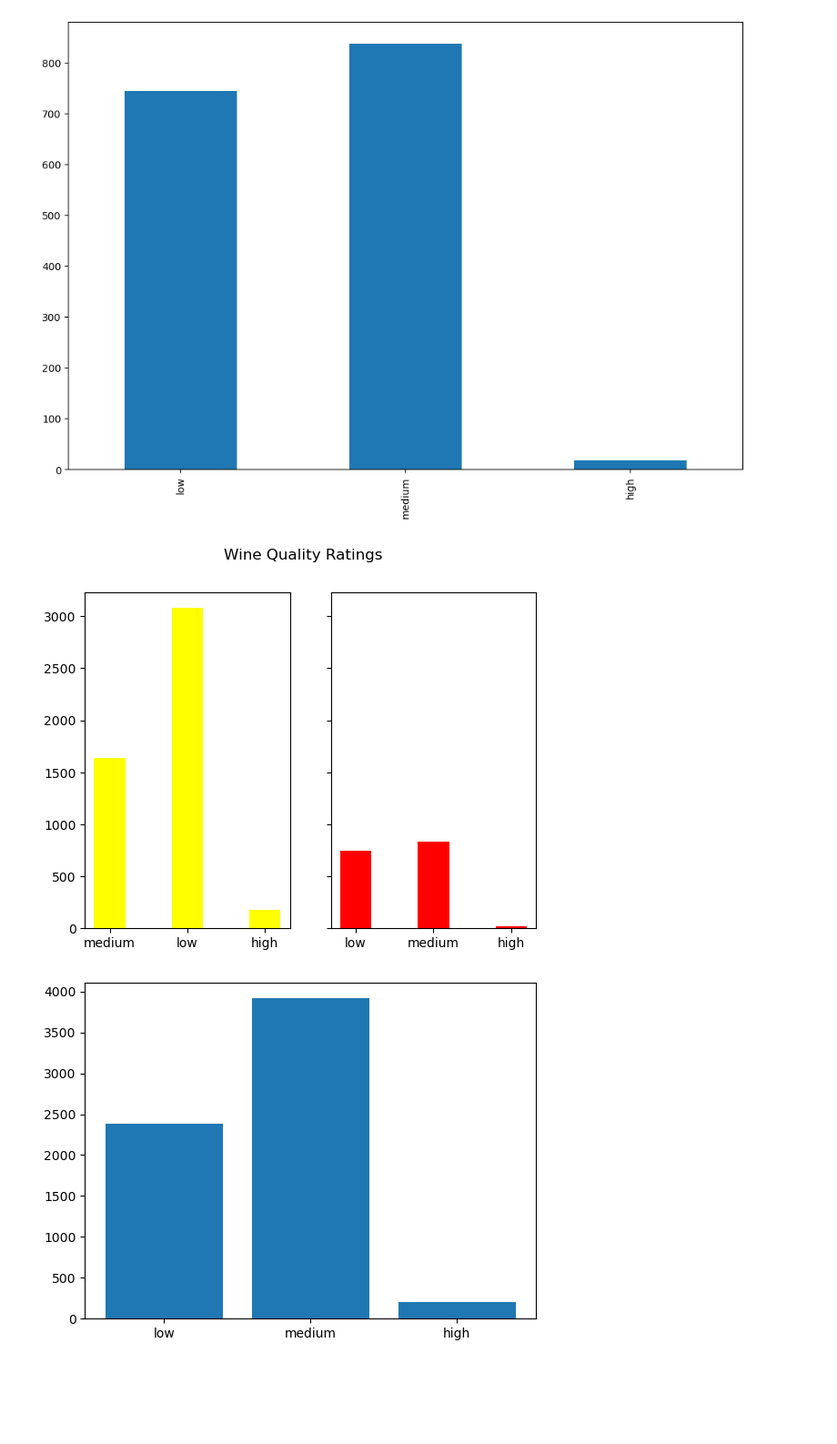
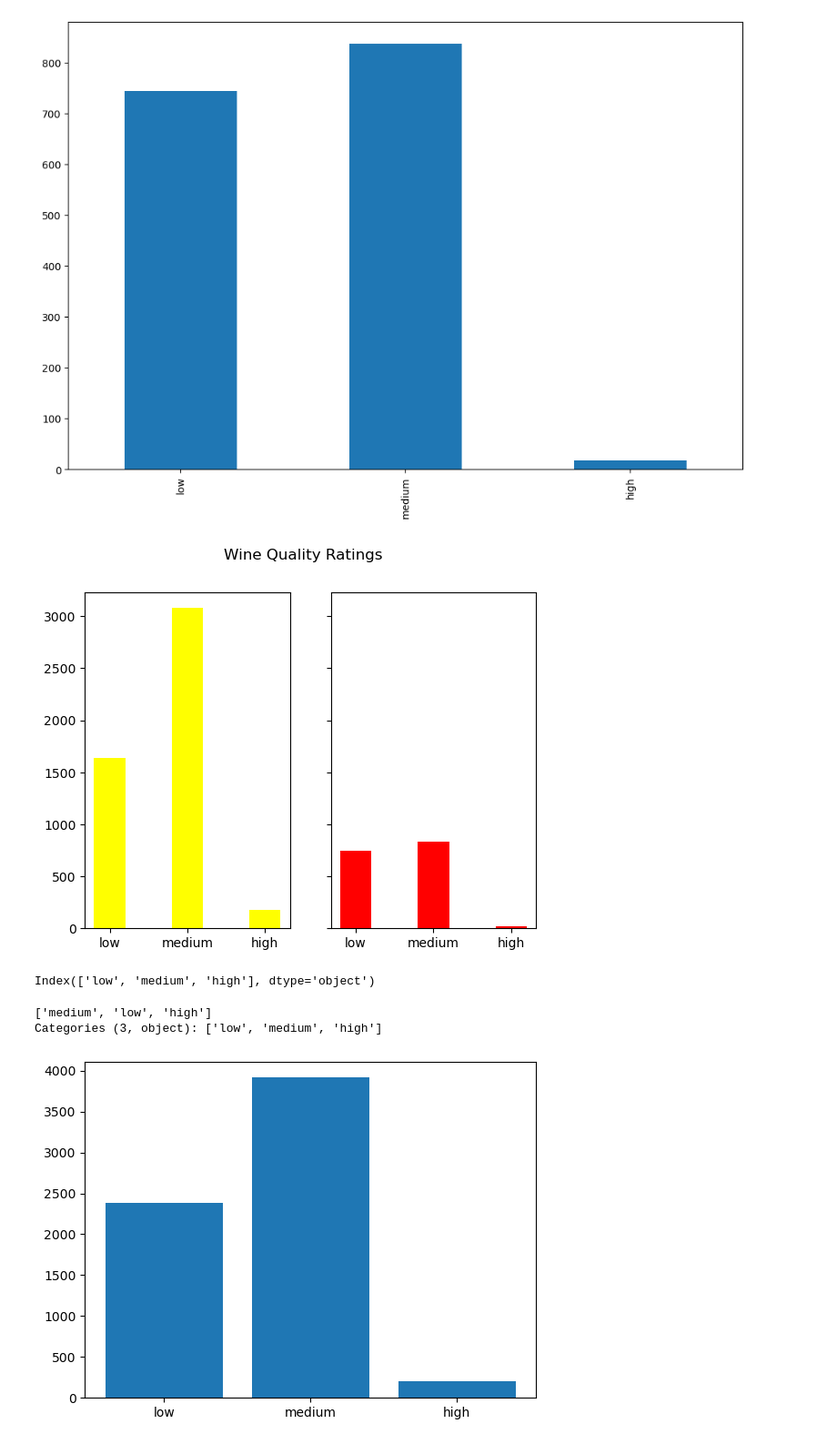
Before and after one commit to cdb8675309/Sprint-1-Nicer, a Jupyter notebook: P2_Sprint1_nicer.ipynb, the cells around one changed output. Shown: that part at 91% size. Saved outputs shown, nothing was run; the diff lists cells and outputs as text; code cells hidden in the pictures; blank space fills up the shorter version.

Commit message:
'updated to working matplotlib graph'

```diff
--- a/P2_Sprint1_nicer.ipynb
+++ b/P2_Sprint1_nicer.ipynb
@@ -359,17 +359,26 @@ red_wine['quality_label'].value_counts().sort_index().plot.bar(figsize=(12,8))
 # %%
 ###still not correct. is still sorting by first occurrence of the word in the quality_label, not making a correspondence between what the value is actually
 
 fig, (ax1, ax2) = plt.subplots(1, 2, sharey=True)
 
 #x = combiwines['quality_label']
 fig.suptitle('Wine Quality Ratings')
-ax1.bar(white_wine['quality_label'].unique(), white_wine['quality_label'].value_counts(sort=False), color ='yellow', width = 0.4)
-ax2.bar(red_wine['quality_label'].unique(), red_wine['quality_label'].value_counts(sort=False),color ='red', width = 0.4)
+ax1.bar(x=white_wine['quality_label'].cat.categories, height=white_wine['quality_label'].value_counts(sort=False), color ='yellow', width = 0.4)
+ax2.bar(x=red_wine['quality_label'].cat.categories, height=red_wine['quality_label'].value_counts(sort=False),color ='red', width = 0.4)
 plt.show()
 
 ###still not correct. is still sorting by first occurrence of the word in the quality_label, not making a correspondence between what the value is actually
 # %% [output]
-[figure, old version]
+[figure, new version]
+# %%
+white_wine['quality_label'].cat.categories
+# %% [output]
+Index(['low', 'medium', 'high'], dtype='object')
+# %%
+white_wine['quality_label'].unique()
+# %% [output]
+['medium', 'low', 'high']
+Categories (3, object): ['low', 'medium', 'high']
 # %%
 #wip22
 x_axis = combiwines['quality_label'].unique()
```
